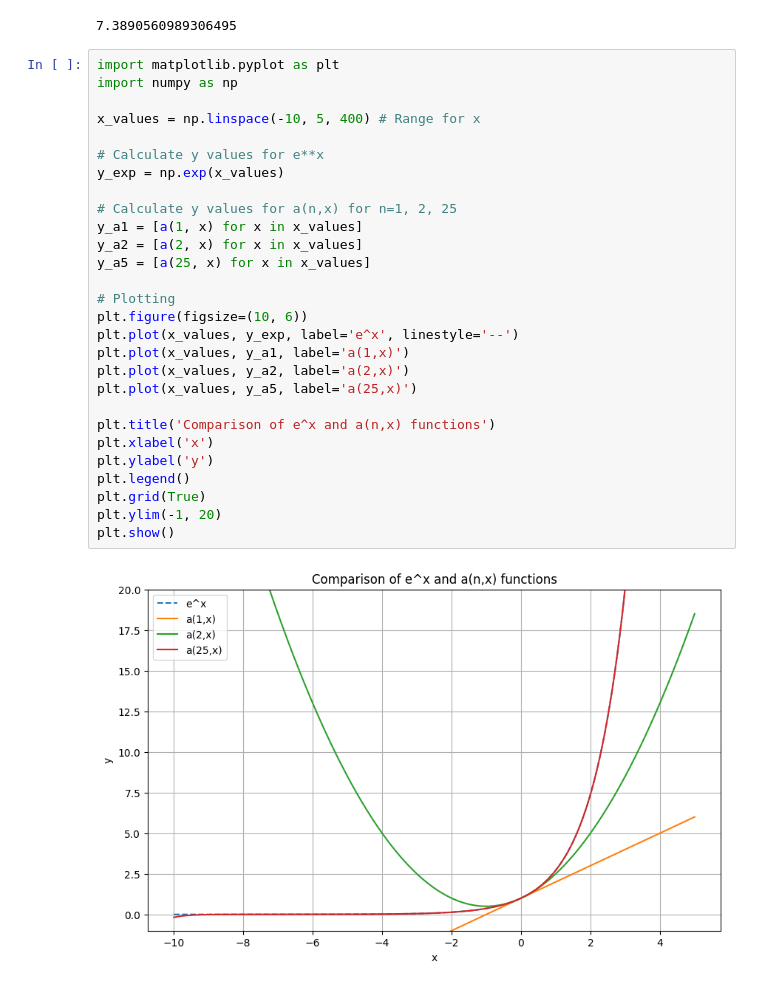
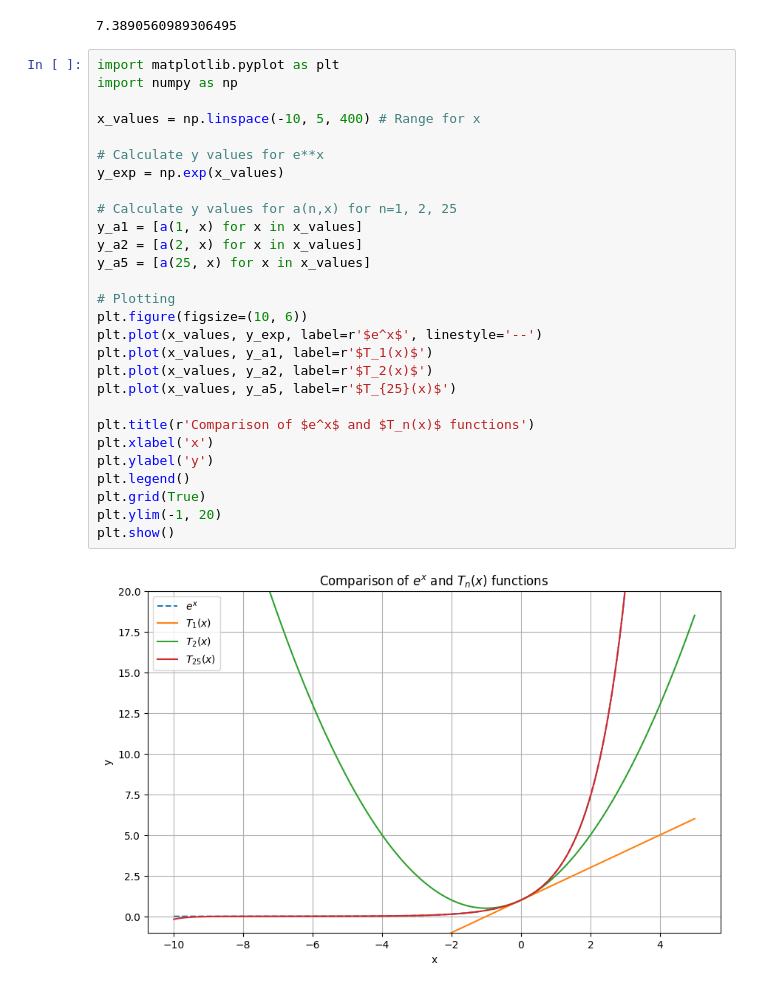
Before and after one commit to nurfnick/Calculus_2, a Jupyter notebook: Python/TaylorPolynomial.ipynb, the cells around one changed output. Saved outputs shown, nothing was run; the diff lists cells and outputs as text.

```diff
--- a/Python/TaylorPolynomial.ipynb
+++ b/Python/TaylorPolynomial.ipynb
@@ -19,30 +19,30 @@ math.e**2
 # %%
 import matplotlib.pyplot as plt
 import numpy as np
 
 x_values = np.linspace(-10, 5, 400) # Range for x
 
 # Calculate y values for e**x
 y_exp = np.exp(x_values)
 
 # Calculate y values for a(n,x) for n=1, 2, 25
 y_a1 = [a(1, x) for x in x_values]
 y_a2 = [a(2, x) for x in x_values]
 y_a5 = [a(25, x) for x in x_values]
 
 # Plotting
 plt.figure(figsize=(10, 6))
-plt.plot(x_values, y_exp, label='e^x', linestyle='--')
-plt.plot(x_values, y_a1, label='a(1,x)')
-plt.plot(x_values, y_a2, label='a(2,x)')
-plt.plot(x_values, y_a5, label='a(25,x)')
+plt.plot(x_values, y_exp, label=r'$e^x$', linestyle='--')
+plt.plot(x_values, y_a1, label=r'$T_1(x)$')
+plt.plot(x_values, y_a2, label=r'$T_2(x)$')
+plt.plot(x_values, y_a5, label=r'$T_{25}(x)$')
 
-plt.title('Comparison of e^x and a(n,x) functions')
+plt.title(r'Comparison of $e^x$ and $T_n(x)$ functions')
 plt.xlabel('x')
 plt.ylabel('y')
 plt.legend()
 plt.grid(True)
 plt.ylim(-1, 20)
 plt.show()
 # %% [output]
-[figure, old version]
+[figure, new version]
```
